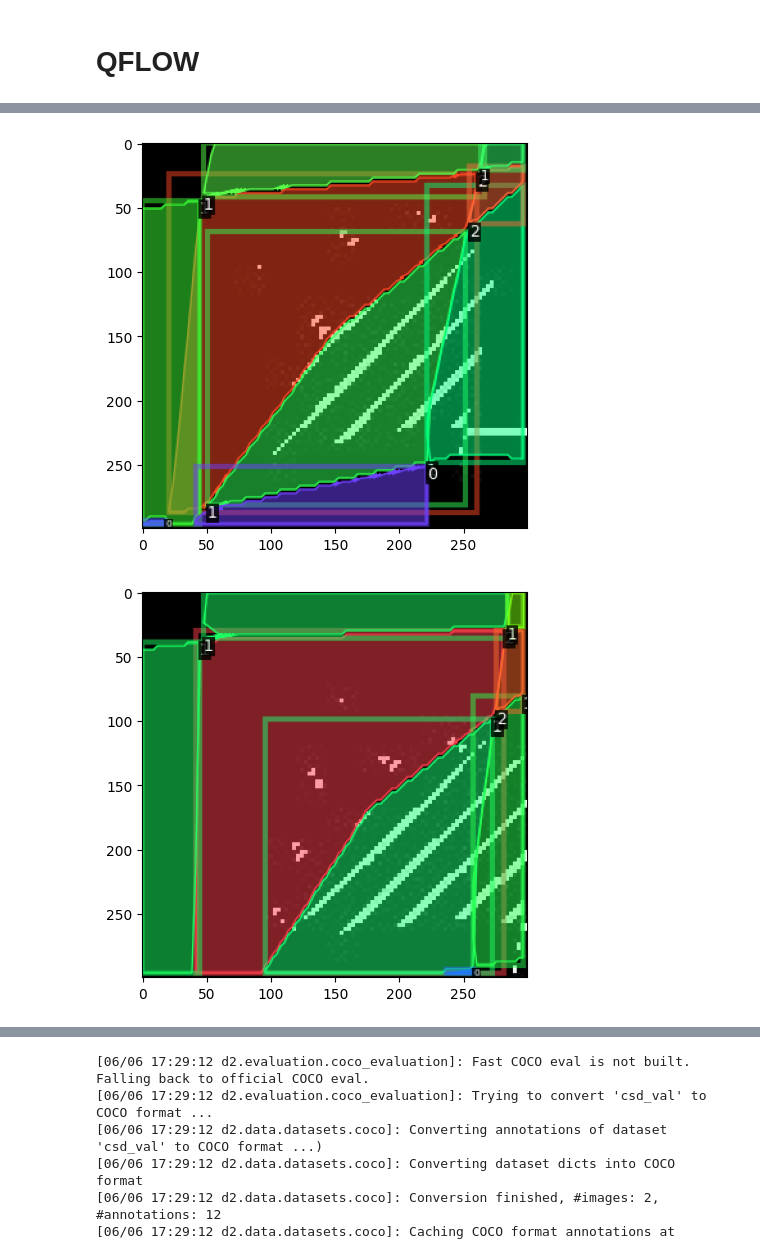
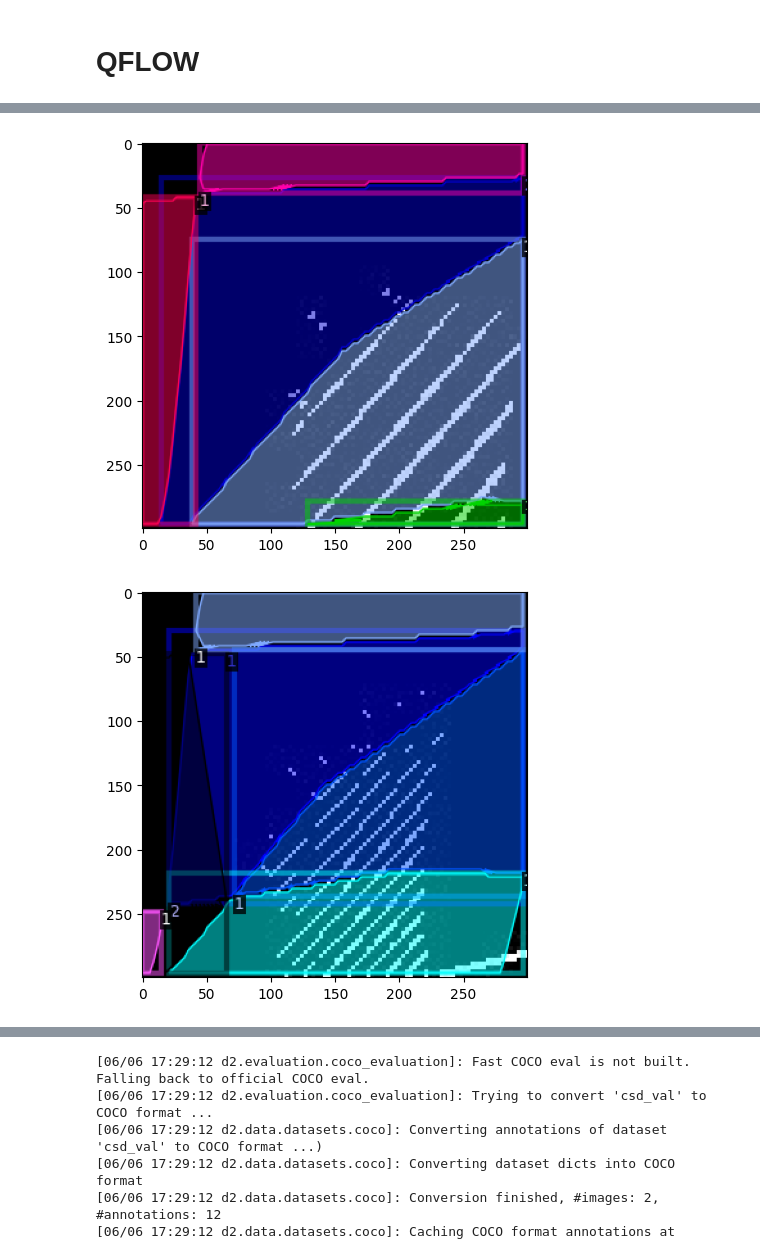
Before and after one commit to mainCSG/QuantumDotControl, a Jupyter notebook: autotuning/coarse_tuning/models/Detectron_MRCNN/QDAutotuning_Detectron2.ipynb, the cells around one changed output, grey strips where cells are left out. Cells and saved outputs as stored; diff of their text form; code cells hidden in the pictures.

```diff
--- a/autotuning/coarse_tuning/models/Detectron_MRCNN/QDAutotuning_Detectron2.ipynb
+++ b/autotuning/coarse_tuning/models/Detectron_MRCNN/QDAutotuning_Detectron2.ipynb
@@ -201,10 +229,10 @@ class ProcessData():
             regimes, background = -1, connectivity = 1
         )
 
-        fig, ax = plt.subplots()
+        # fig, ax = plt.subplots()
 
-        plt.imshow(labelled_regimes)
-        plt.show()
+        # plt.imshow(labelled_regimes)
+        # plt.show()
 
         regions = sk.measure.regionprops(labelled_regimes)
         regions_list = []
@@ -261,11 +289,11 @@ class ProcessData():
             p = PatchCollection(patches, cmap=matplotlib.cm.jet, alpha=0.4)
             colors = 100*np.random.rand(len(patches))
             p.set_array(np.array(colors))
-            ax.add_collection(p)
-            ax.autoscale_view()
-            plt.scatter(px,py)
-            plt.xlim(0,100)
-            plt.ylim(0,100)
+            # ax.add_collection(p)
+            # ax.autoscale_view()
+            # plt.scatter(px,py)
+            # plt.xlim(0,100)
+            # plt.ylim(0,100)
 
             region_dict["shape_name"] = "polygon"
             region_dict["all_points_x"] = [row[0] for row in poly]
@@ -278,8 +306,8 @@ class ProcessData():
             region_dict["class"] = regime
 
             regions_list.append(region_dict)
-        plt.show()
-        return
+        # plt.show()
+        # return
 
         object = {}
         object["filename"] = self.filename
@@ -336,21 +364,21 @@ class ProcessData():
 ProcessData = ProcessData()
 datapath = RAW_DATA_DIR
 save_dir = MODEL_DATA_DIR
-dataset_size = 500
-train_val_split = 0.9
+dataset_size = 1000
+train_val_split = 0.8
 counter = 0
 dataset = []
 for filename in os.listdir(datapath):
       if filename.endswith(".npy"):
         if counter == dataset_size:
             break
+        counter += 1 + result
 
         csd = ProcessData.extract_csd(os.path.join(datapath,filename), isTrain=True if counter < dataset_size * (train_val_split) else False)
         result = ProcessData.vgg_annotate_csd(csd)
 
         dataset.append(csd)
 
-        counter += 1 + result
 
 
 ProcessData.dump_json(train_val_split, dataset_size, save_dir)
@@ -419,7 +461,7 @@ import matplotlib.cm as cm
 from matplotlib.pyplot import subplots
 for d in random.sample(dataset_dicts, 5):
     img = cv2.imread(d["file_name"])
-    visualizer = Visualizer(img[:, :, ::-1], metadata=csd_metadata, scale=3, instance_mode=ColorMode.SEGMENTATION) #
+    visualizer = Visualizer(img[:, :, ::-1], metadata=csd_metadata, scale=3) #
     out = visualizer.draw_dataset_dict(d)
     fig, ax = subplots(figsize=(5, 5))
     ax.imshow(out.get_image()[:,:,::-1])
@@ -431,2 +473,2 @@ for d in random.sample(dataset_dicts, 5):
-[figure, old version]
+[figure, new version]
-[figure, old version]
+[figure, new version]
```
Also changed, not shown: parts of 12 cells of this notebook.
